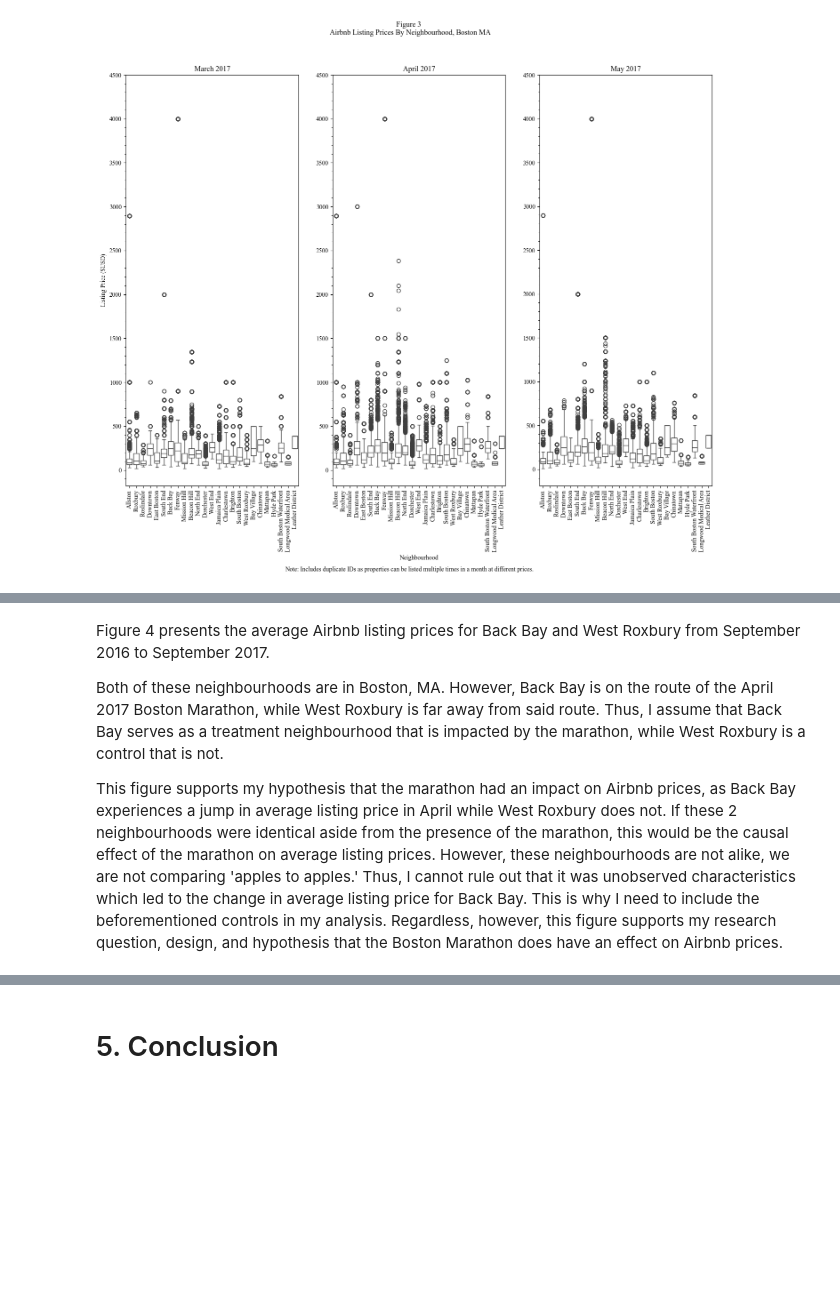
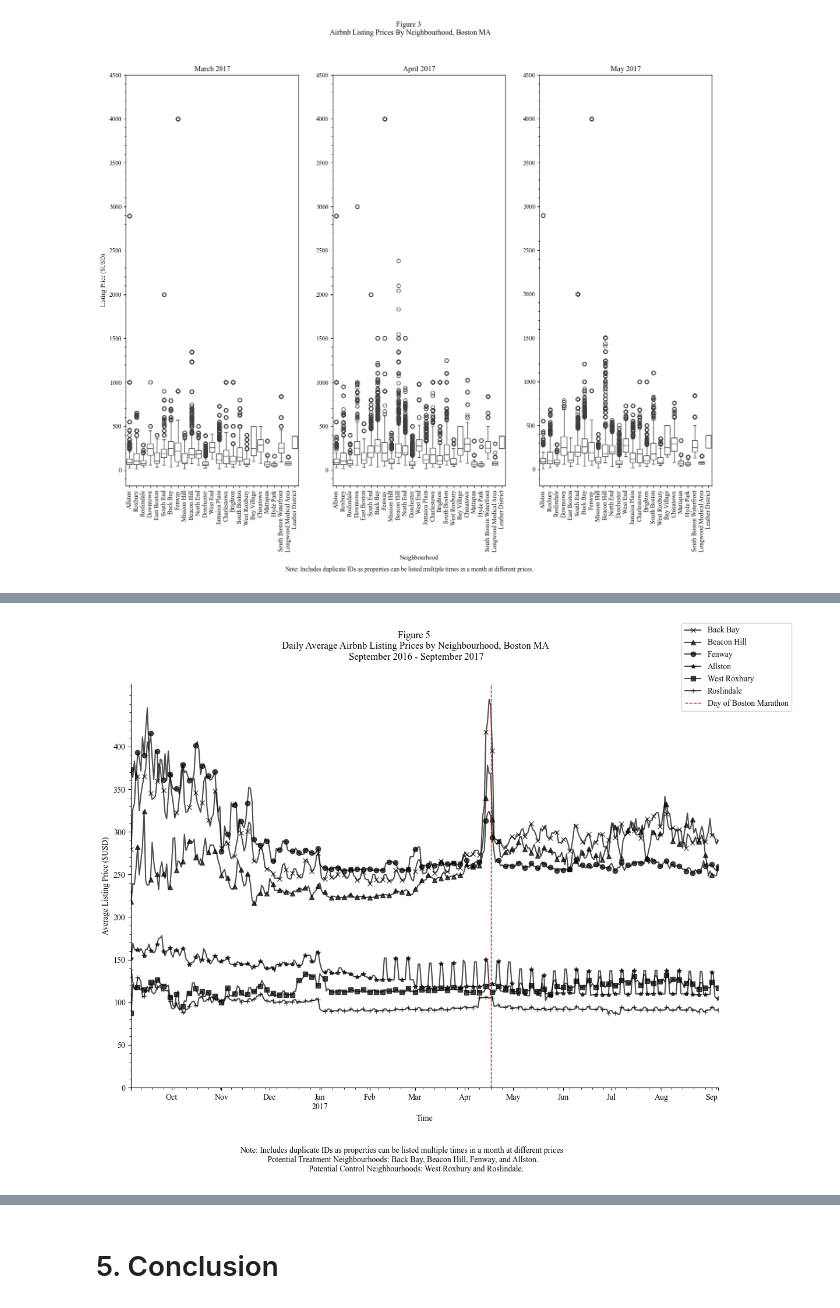
Before and after one commit to ECO225-W2025/eco225-project-code-easteli, a Jupyter notebook: Project1EliEaston.ipynb, the cells around one changed output, grey strips where cells are left out. Cells and saved outputs as stored; diff of their text form; code cells hidden in the pictures; blank space fills up the shorter version.

Commit message:
Done aside from final proof read and formatting

```diff
--- a/Project1EliEaston.ipynb
+++ b/Project1EliEaston.ipynb
@@ -555,6 +556,42 @@ plt.show()
-# %% [markdown]
-Figure 4 presents the average Airbnb listing prices for Back Bay and West Roxbury from September 2016 to September 2017.
-
-Both of these neighbourhoods are in Boston, MA. However, Back Bay is on the route of the April 2017 Boston Marathon, while West Roxbury is far away from said route. Thus, I assume that Back Bay serves as a treatment neighbourhood that is impacted by the marathon, while West Roxbury is a control that is not.
-
-This figure supports my hypothesis that the marathon had an impact on Airbnb prices, as Back Bay experiences a jump in average listing price in April while West Roxbury does not. If these 2 neighbourhoods were identical aside from the presence of the marathon, this would be the causal effect of the marathon on average listing prices. However, these neighbourhoods are not alike, we are not comparing 'apples to apples.' Thus, I cannot rule out that it was unobserved characteristics which led to the change in average listing price for Back Bay. This is why I need to include the beforementioned controls in my analysis. Regardless, however, this figure supports my research question, design, and hypothesis that the Boston Marathon does have an effect on Airbnb prices.
+# %%
+temp2 = CalLisCrime.groupby(["neighbourhood_cleansed", "date"])["price"].mean().reset_index()
+
+pivot_table2 = temp2.pivot(index="date", columns="neighbourhood_cleansed",
+                                  values="price")
+
+#Create Plot
+fig, ax = plt.subplots(figsize=(13, 9))
+
+#Plot lines
+pivot_table2["Back Bay"].plot(ax=ax, alpha=0.7, legend=False, marker="x", markevery=4, color="black")
+pivot_table2["Beacon Hill"].plot(ax=ax, alpha=0.7, legend=False, marker="^", markevery=4, color="black")
+pivot_table2["Fenway"].plot(ax=ax, alpha=0.7, legend=False, marker="o", markevery=4, color="black")
+pivot_table2["Allston"].plot(ax=ax, alpha=0.7, legend=False, marker="*", markevery=4, color="black")
+pivot_table2["West Roxbury"].plot(ax=ax, alpha=0.7, legend=False, marker="s", markevery=4, color="black")
+pivot_table2["Roslindale"].plot(ax=ax, alpha=0.7, legend=False, marker="+", markevery=4, color="black")
+
+#Boston Marathon Line
+ax.axvline(x="2017-04-17", color="red", linestyle="--", linewidth=1, label="Day of Boston Marathon")
+
+#Cleaning
+ax.spines["right"].set_visible(False)
+ax.spines["top"].set_visible(False)
+
+ax.set_ylabel("Average Listing Price ($USD)")
+ax.set_xlabel("Time")
+
+fig.suptitle("Figure 5 \n Daily Average Airbnb Listing Prices by Neighbourhood, Boston MA \n September 2016 - September 2017")
+
+ax.set_yticks(np.arange(0, 401, 50))
+ax.yaxis.set_minor_locator(mtick.MultipleLocator(10))
+
+fig.legend(loc="upper right")
+
+plt.figtext(0.5, -0.05, "Note: Includes duplicate IDs as properties can be listed multiple times in a month at different prices \
+            \n Potential Treatment Neighbourhoods: Back Bay, Beacon Hill, Fenway, and Allston. \
+            \n Potential Control Neighbourhoods: West Roxbury and Roslindale.",
+            ha="center", fontsize=10)
+
+plt.show()
+# %% [output]
+[figure, added]
```
Also changed, not shown: parts of 23 cells of this notebook.
